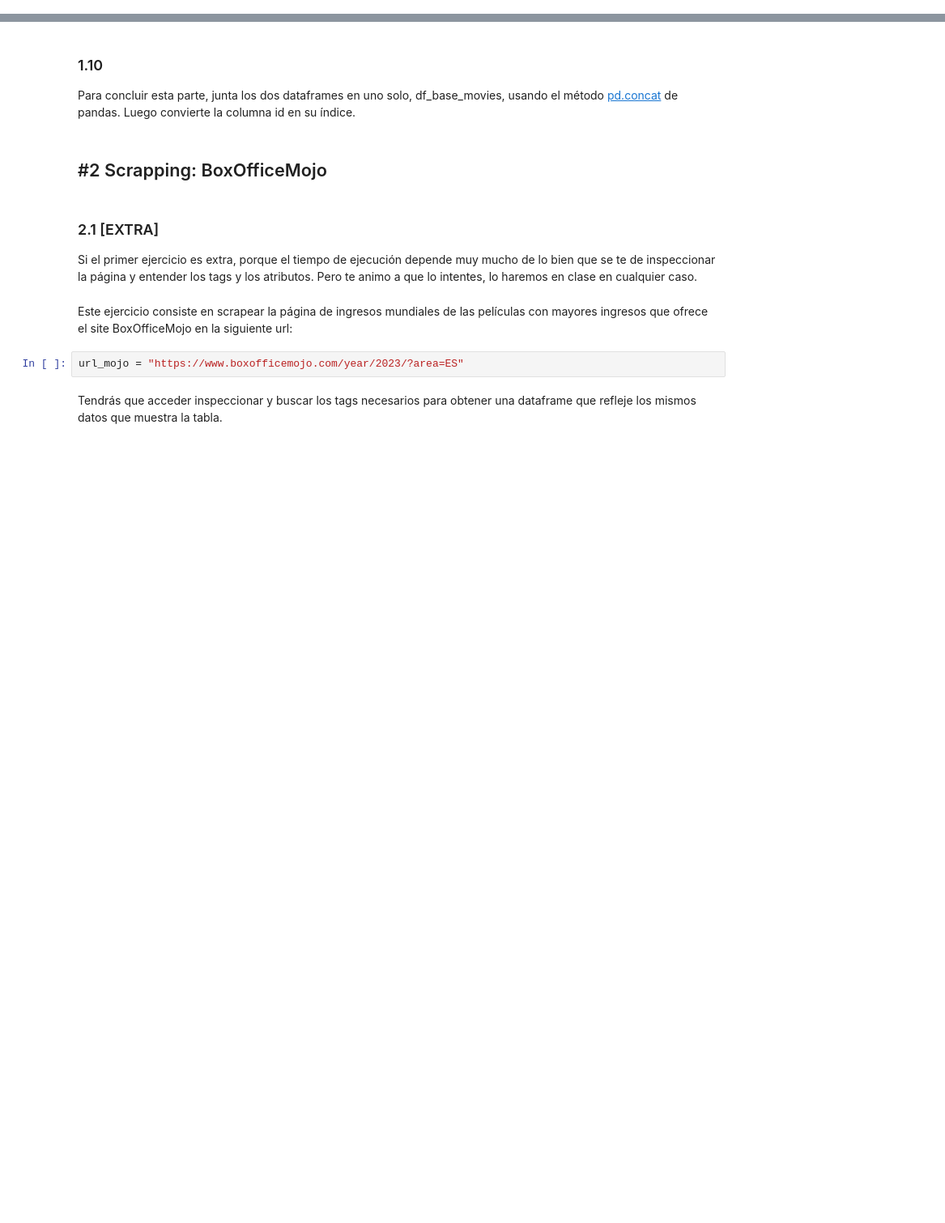
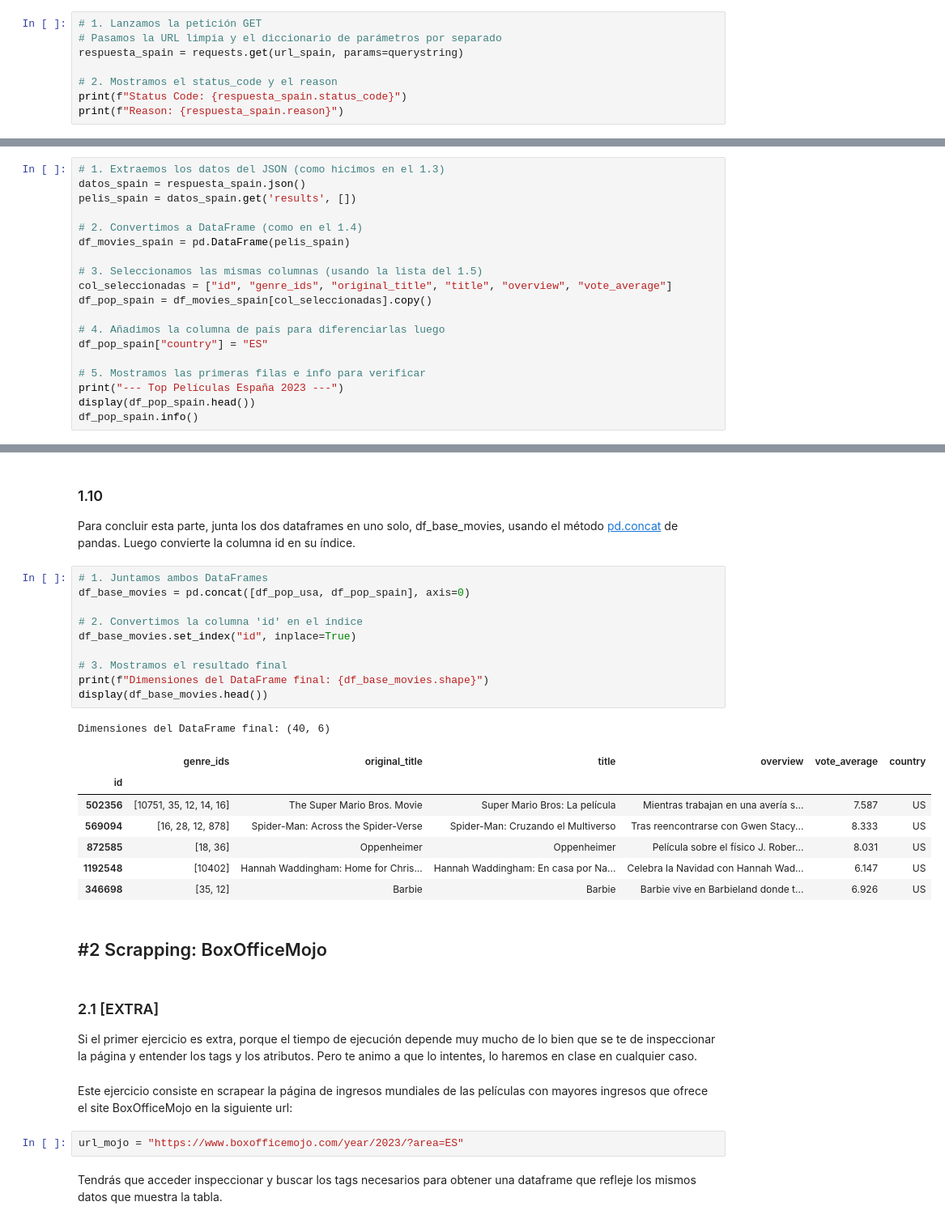
Before and after one commit to csanchosahun/DS-Online-Carlos-Sancho, a Jupyter notebook: 03_Data_Analysis/Sprint_06/Unidad_02_Procesado_Datos_Externos_Web_Scraping_APIs/03_Practica_Obligatoria/18_Practica_Obligatoria_Web_Scraping_APIs.ipynb, the cells around one changed output, grey strips where cells are left out. Shown at 81% size. Drawn from its saved outputs; the diff is of its cells as text; blank space fills up the shorter version.

```diff
--- a/03_Data_Analysis/Sprint_06/Unidad_02_Procesado_Datos_Externos_Web_Scraping_APIs/03_Practica_Obligatoria/18_Practica_Obligatoria_Web_Scraping_APIs.ipynb
+++ b/03_Data_Analysis/Sprint_06/Unidad_02_Procesado_Datos_Externos_Web_Scraping_APIs/03_Practica_Obligatoria/18_Practica_Obligatoria_Web_Scraping_APIs.ipynb
@@ -294,3 +294,11 @@ URL para España: https://api.themoviedb.org/3/discover/movie
 ### 1.8
 
 Lanza la petición usando el método adecuado y con argumentos `url_spain` para la url y el diccionario creado en \#1.6 para el argumento "params" (que es como se envían parametros fuera de la url, hay otra forma a través del parámetro data, pero lo iremos viendo a lo largo del curso). Asigna la respuesta a `respuesta_spain`, y muestra su "status_code" y su "reason".
+# %%
+# 1. Lanzamos la petición GET
+# Pasamos la URL limpia y el diccionario de parámetros por separado
+respuesta_spain = requests.get(url_spain, params=querystring)
+
+# 2. Mostramos el status_code y el reason
+print(f"Status Code: {respuesta_spain.status_code}")
+print(f"Reason: {respuesta_spain.reason}")
@@ -297,3 +308,22 @@ Lanza la petición usando el método adecuado y con argumentos `url_spain` para
 # %% [markdown]
 ### 1.9
 Repite todo el proceso que hicimos para las películas norteamericanas hasta obtener un dataframe similar (con las mismas columnas), llámalo `df_pop_spain`. Si no tienes el API-Key o no has sabido obtener los datos de la API, utiliza los datos que hay en "./data/spain_movies.json"
+# %%
+# 1. Extraemos los datos del JSON (como hicimos en el 1.3)
+datos_spain = respuesta_spain.json()
+pelis_spain = datos_spain.get('results', [])
+
+# 2. Convertimos a DataFrame (como en el 1.4)
+df_movies_spain = pd.DataFrame(pelis_spain)
+
+# 3. Seleccionamos las mismas columnas (usando la lista del 1.5)
+col_seleccionadas = ["id", "genre_ids", "original_title", "title", "overview", "vote_average"]
+df_pop_spain = df_movies_spain[col_seleccionadas].copy()
+
+# 4. Añadimos la columna de país para diferenciarlas luego
+df_pop_spain["country"] = "ES"
+
+# 5. Mostramos las primeras filas e info para verificar
+print("--- Top Películas España 2023 ---")
+display(df_pop_spain.head())
+df_pop_spain.info()
@@ -300,6 +352,25 @@ Repite todo el proceso que hicimos para las películas norteamericanas hasta obt
 # %% [markdown]
 ### 1.10
 Para concluir esta parte, junta los dos dataframes en uno solo, df_base_movies, usando el método [pd.concat](https://pandas.pydata.org/docs/reference/api/pandas.concat.html) de pandas. Luego convierte la columna id en su índice.
+# %%
+# 1. Juntamos ambos DataFrames
+df_base_movies = pd.concat([df_pop_usa, df_pop_spain], axis=0)
+
+# 2. Convertimos la columna 'id' en el índice
+df_base_movies.set_index("id", inplace=True)
+
+# 3. Mostramos el resultado final
+print(f"Dimensiones del DataFrame final: {df_base_movies.shape}")
+display(df_base_movies.head())
+# %% [output]
+Dimensiones del DataFrame final: (40, 6)
+|  | genre_ids | original_title | title | overview | vote_average | country |
+| id |  |  |  |  |  |  |
+| 502356 | [10751, 35, 12, 14, 16] | The Super Mario Bros. Movie | Super Mario Bros: La película | Mientras trabajan en una avería s... | 7.587 | US |
+| 569094 | [16, 28, 12, 878] | Spider-Man: Across the Spider-Verse | Spider-Man: Cruzando el Multiverso | Tras reencontrarse con Gwen Stacy... | 8.333 | US |
+| 872585 | [18, 36] | Oppenheimer | Oppenheimer | Película sobre el físico J. Rober... | 8.031 | US |
+| 1192548 | [10402] | Hannah Waddingham: Home for Chris... | Hannah Waddingham: En casa por Na... | Celebra la Navidad con Hannah Wad... | 6.147 | US |
+| 346698 | [35, 12] | Barbie | Barbie | Barbie vive en Barbieland donde t... | 6.926 | US |
 # %% [markdown]
 ## #2 Scrapping: BoxOfficeMojo
 # %% [markdown]
```
Also changed, not shown: parts of 15 cells of this notebook.
